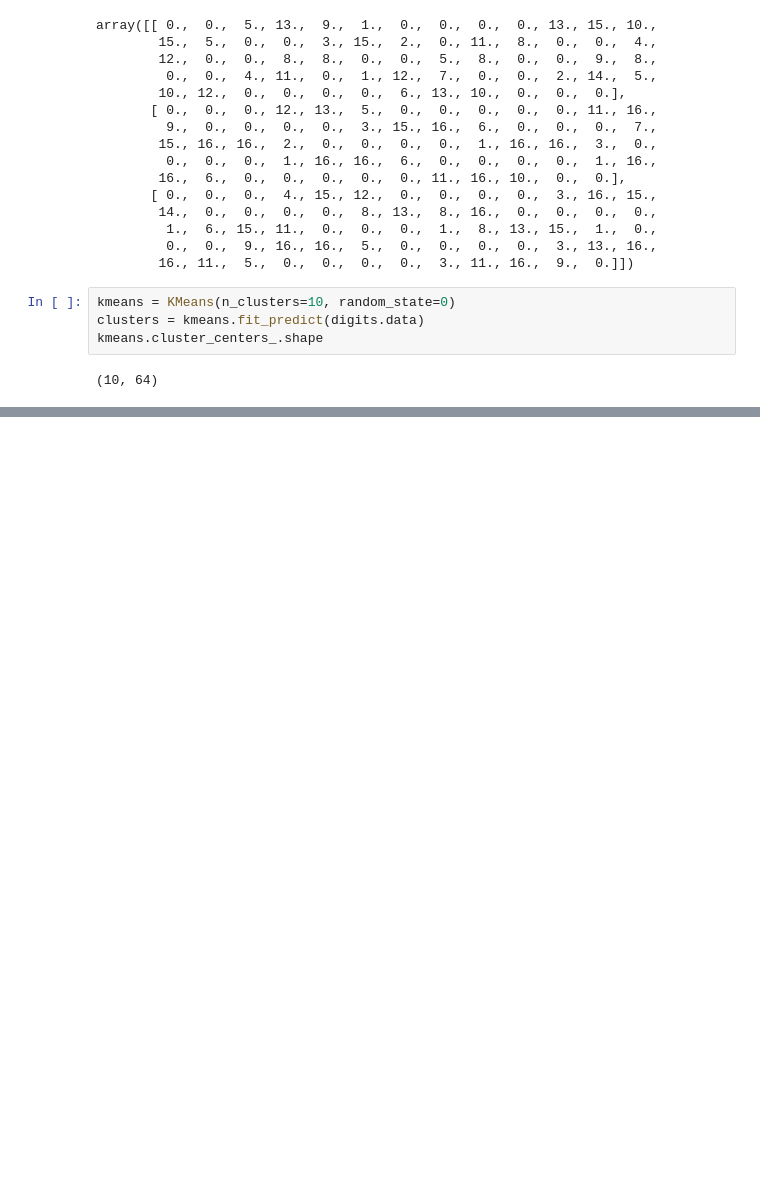
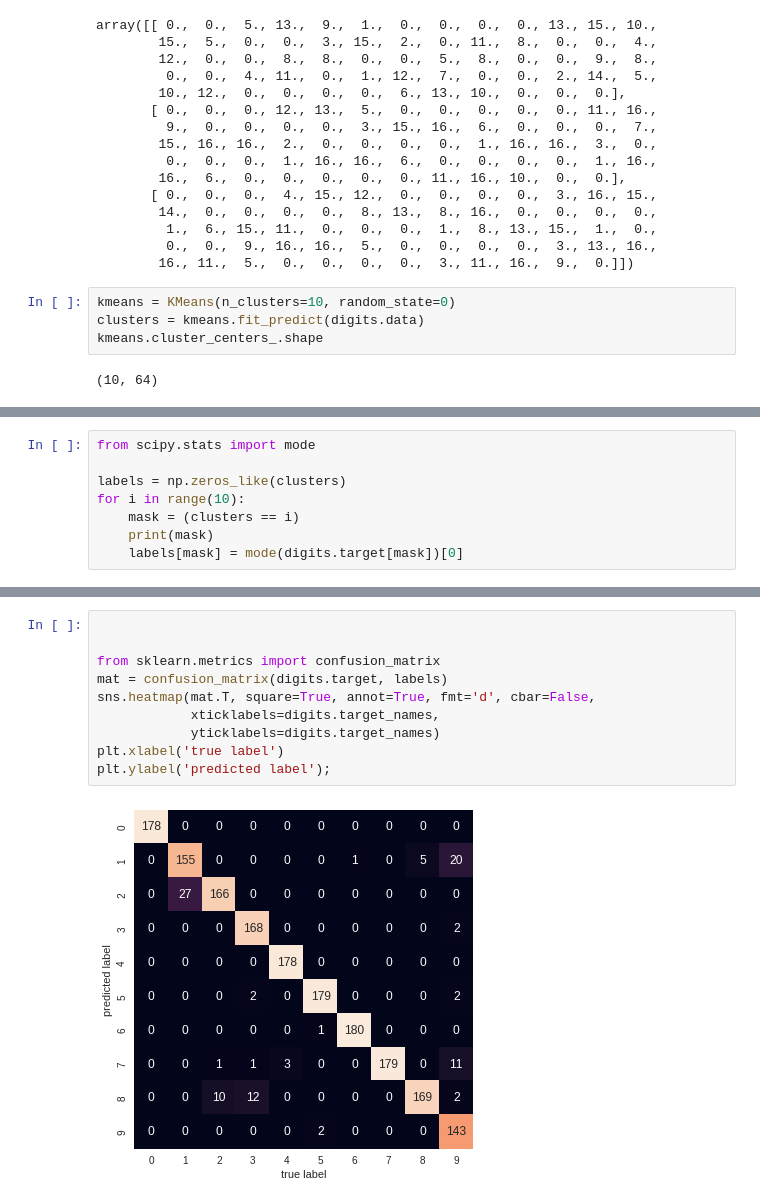
Before and after one commit to hemanshu16/ML_Labs_CE038, a Jupyter notebook: Lab_9_ML.ipynb, the cells around one changed output, grey strips where cells are left out. Drawn from its saved outputs; the diff is of its cells as text; blank space fills up the shorter version.

```diff
--- a/Lab_9_ML.ipynb
+++ b/Lab_9_ML.ipynb
@@ -191,2 +194,10 @@ for axi, center in zip(ax.flat, centers):
 # %% [output]
 [figure]
+# %%
+from scipy.stats import mode
+
+labels = np.zeros_like(clusters)
+for i in range(10):
+    mask = (clusters == i)
+    print(mask)
+    labels[mask] = mode(digits.target[mask])[0]
@@ -192,0 +215,12 @@ for axi, center in zip(ax.flat, centers):
+# %%
+
+
+from sklearn.metrics import confusion_matrix
+mat = confusion_matrix(digits.target, labels)
+sns.heatmap(mat.T, square=True, annot=True, fmt='d', cbar=False,
+            xticklabels=digits.target_names,
+            yticklabels=digits.target_names)
+plt.xlabel('true label')
+plt.ylabel('predicted label');
+# %% [output]
+[figure, added]
```
Also changed, not shown: parts of 6 cells of this notebook.
